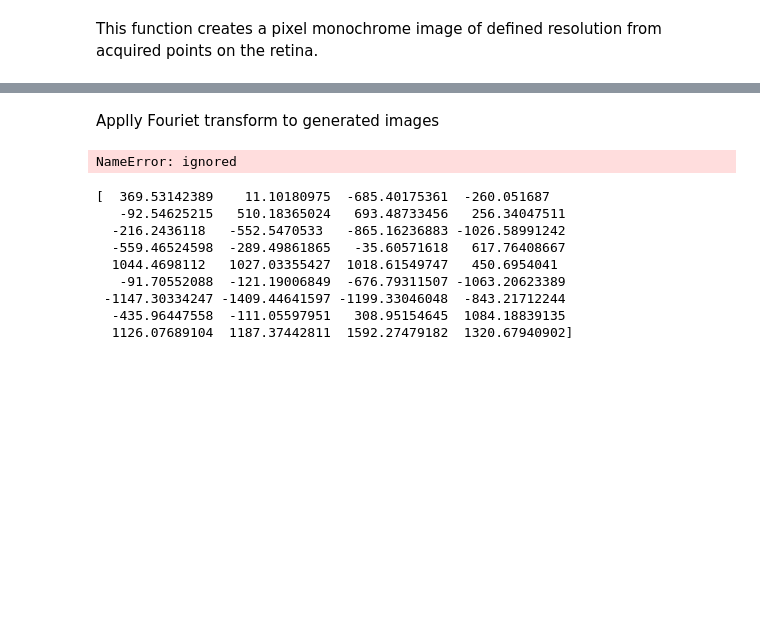
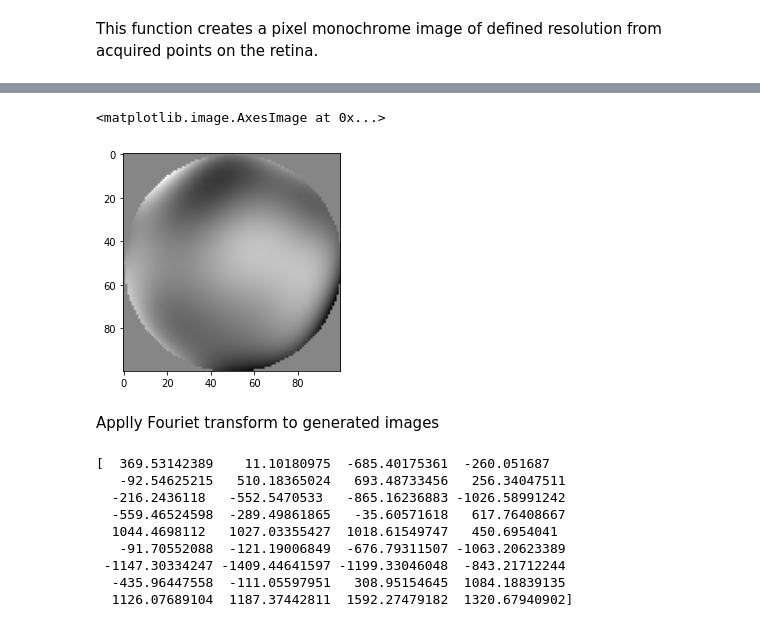
Before and after one commit to Yaroshenkom/PhD, a Jupyter notebook: data_driven_point_recognition.ipynb, the cells around one changed output, grey strips where cells are left out. Cells and saved outputs as stored; diff of their text form; code cells hidden in the pictures; blank space fills up the shorter version.

```diff
--- a/data_driven_point_recognition.ipynb
+++ b/data_driven_point_recognition.ipynb
@@ -373,3 +409,23 @@ def zern_eye_model(x_in, y_in, pupil_radius, C):
+# %%
+def get_aber_img(C, res = (100,100)):
+    H, W = res[0], res[1]
+    aber_img = np.zeros((H,W))
+
+    # Compose array of probing coordinates
+    ros = np.zeros((H,W))
+    phis = np.zeros((H,W))
+    for i in range(0, H):
+        for j in range(0, W):
+            x = (i - W/2.0) / (W/2.0)
+            y = (j - H/2.0) / (H/2.0)
+            ros[i,j], phis[i,j] = cmath.polar(x + y * 1j)
+
+    # Calculate waveform function values
+    for i in range(0, H):
+        for j in range(0, W):
+            aber_img[i,j] = get_aber_val_pt(ros[i,j], phis[i,j], C)
+
+    return aber_img
 # %% [markdown]
 ## zern_C_calc(A, out_pts, pupil_radius)
 The function below calculates Zernike coefficients using Least Squares method.
@@ -611,14 +672,14 @@ for i in range(samples_num):
+# %%
+aber_img = get_aber_img(C_rnd[4])
+
+# Normalize image
+aber_img = aber_img / np.amax(np.abs(aber_img))
+plt.imshow(aber_img, cmap = "gray")
+# %% [output]
+<matplotlib.image.AxesImage at 0x...>
+[figure, added]
 # %% [markdown]
 Applly Fouriet transform to generated images
-# %%
-# Reshape images to vectors
-out_vectors = np.zeros((samples_num, int((H*W)/4)))
-for i in range(samples_num):
-    tmp_fouriet = np.abs(sc.fft.fftn(img_set[i, :, :, 0]))
-    tmp_fouriet = tmp_fouriet[0:int(H/2), 0:int(W/2)]
-    out_vectors[i] = np.reshape(tmp_fouriet, (1, int((H*W)/4)))
-# %% [output]
-NameError: ignored
 # %%
 train_vectors = out_vectors[train_idxs]
 valid_vectors = out_vectors[valid_idxs]
```
Also changed, not shown: parts of 21 cells of this notebook.
